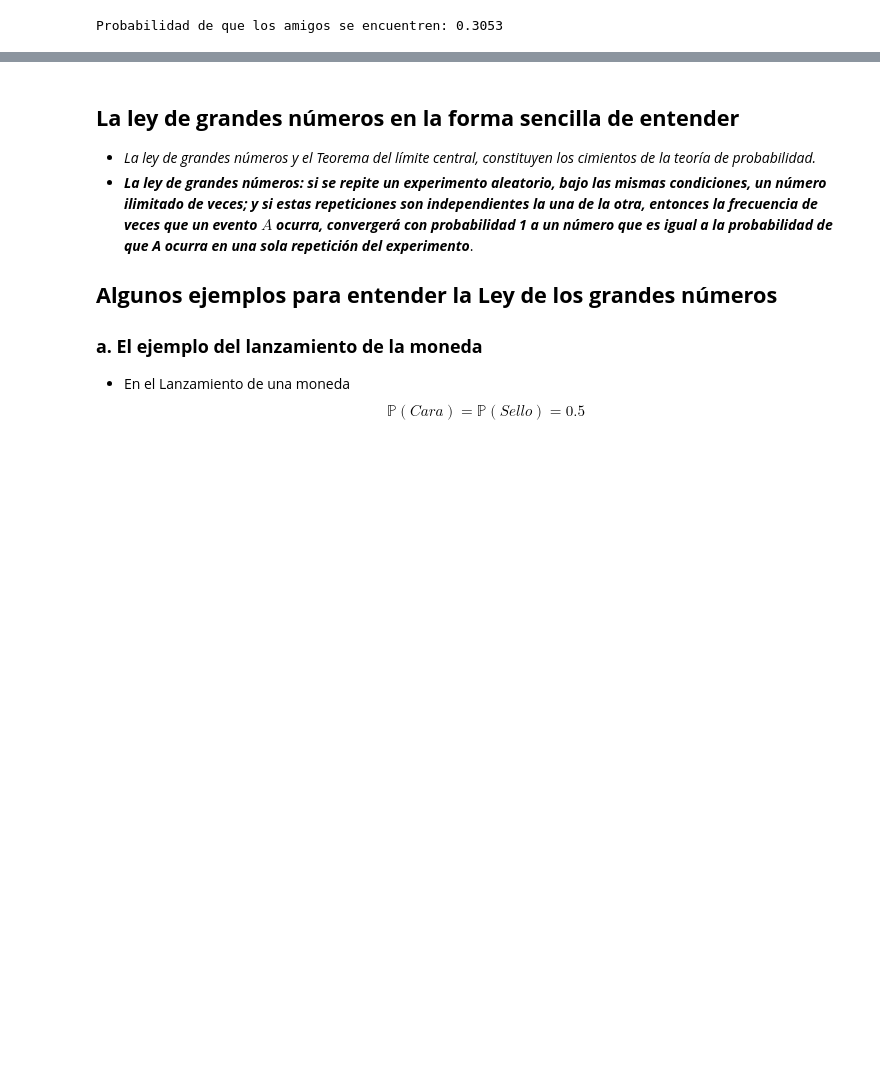
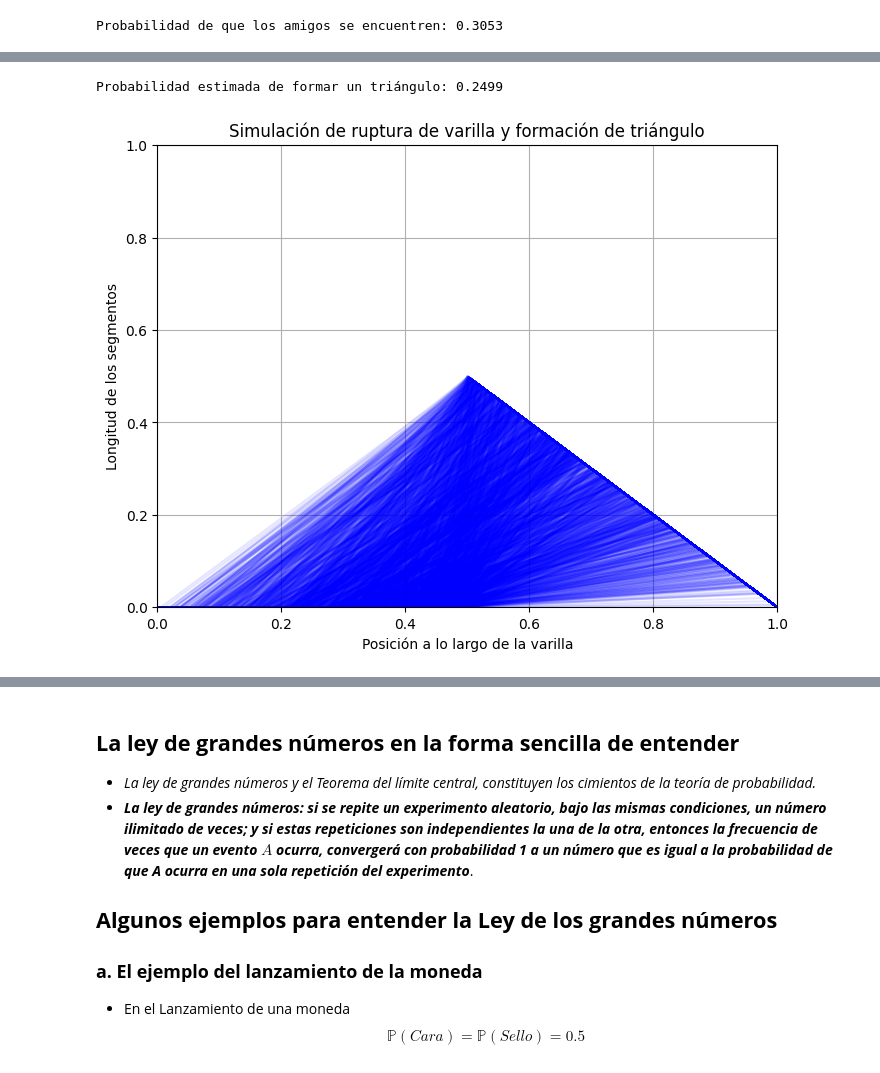
Before and after one commit to JSEFERINO/Teoria-de-Probabilidad-MEYCD, a Jupyter notebook: 12_C_Probabilidad_2.ipynb, the cells around one changed output, grey strips where cells are left out. Drawn from its saved outputs; the diff is of its cells as text; code cells hidden in the pictures; blank space fills up the shorter version.

```diff
--- a/12_C_Probabilidad_2.ipynb
+++ b/12_C_Probabilidad_2.ipynb
@@ -81,0 +201,56 @@ Probabilidad de que los amigos se encuentren: 0.3053
+# %%
+import numpy as np
+import matplotlib.pyplot as plt
+
+# Función para determinar si los segmentos forman un triángulo
+def forman_triangulo(x, y, z):
+    if x + y > z and x + z > y and y + z > x:
+        return True
+    else:
+        return False
+
+# Simulación de ruptura de la varilla y conteo de casos donde forman triángulo
+np.random.seed(42)  # Para reproducibilidad
+num_simulaciones = 10000
+contador_triangulos = 0
+
+for _ in range(num_simulaciones):
+    # Generar puntos aleatorios de ruptura
+    puntos = np.random.uniform(0, 1, 2)
+    puntos.sort()  # Ordenar los puntos para obtener los segmentos en orden
+    x = puntos[0]
+    y = puntos[1] - puntos[0]
+    z = 1 - puntos[1]
+
+    # Verificar si forman un triángulo
+    if forman_triangulo(x, y, z):
+        contador_triangulos += 1
+
+# Calcular la probabilidad
+probabilidad = contador_triangulos / num_simulaciones
+print("Probabilidad estimada de formar un triángulo:", probabilidad)
+
+# Crear el gráfico
+plt.figure(figsize=(8, 6))
+
+# Mostrar los puntos que forman triángulo en azul
+for _ in range(num_simulaciones):
+    puntos = np.random.uniform(0, 1, 2)
+    puntos.sort()
+    x = puntos[0]
+    y = puntos[1] - puntos[0]
+    z = 1 - puntos[1]
+    if forman_triangulo(x, y, z):
+        plt.plot([0, x, x+y, 1], [0, 0, z, 0], 'b-', alpha=0.1)
+
+# Configurar el gráfico
+plt.xlim(0, 1)
+plt.ylim(0, 1)
+plt.xlabel('Posición a lo largo de la varilla')
+plt.ylabel('Longitud de los segmentos')
+plt.title('Simulación de ruptura de varilla y formación de triángulo')
+plt.grid(True)
+plt.show()
+# %% [output]
+Probabilidad estimada de formar un triángulo: 0.2499
+[figure, added]
```
Also changed, not shown: parts of 10 cells of this notebook.
